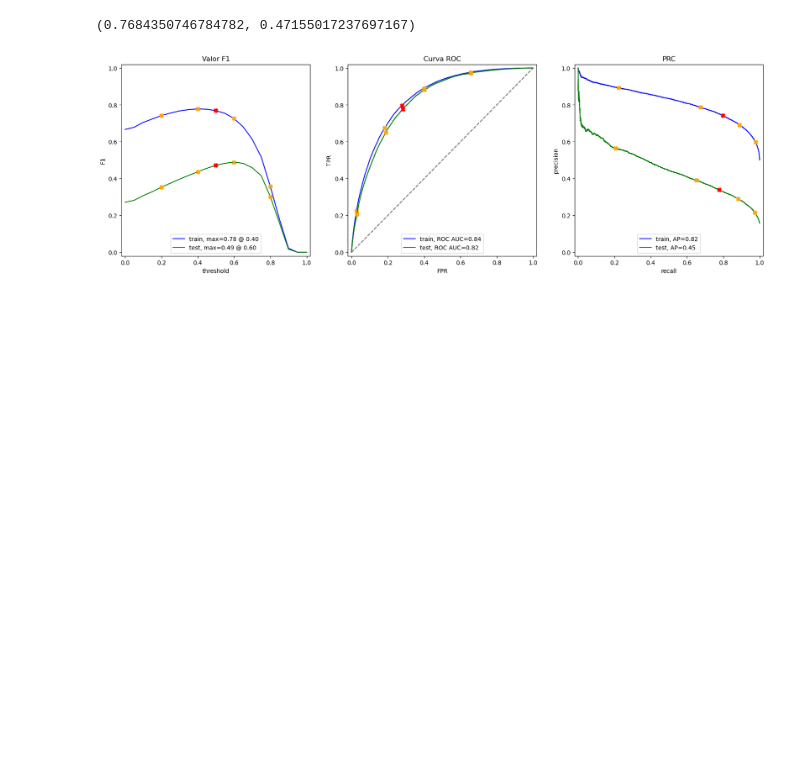
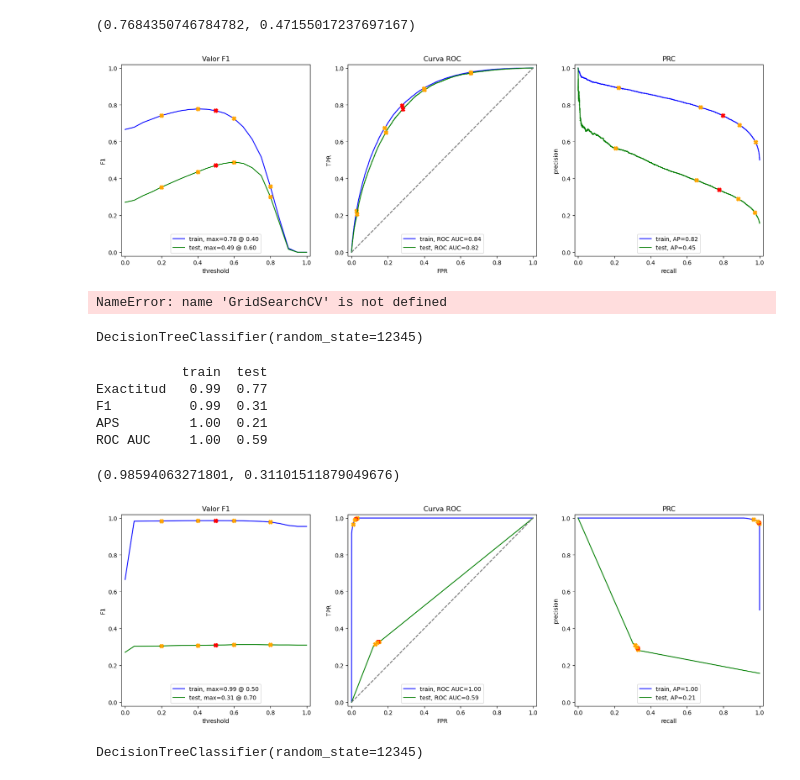
Before and after one commit to juanlt9905/machineLearning2025, a Jupyter notebook: RandomForest_diabetes.ipynb, the cells around one changed output. Drawn from its saved outputs; the diff is of its cells as text; code cells hidden in the pictures; blank space fills up the shorter version.

```diff
--- a/RandomForest_diabetes.ipynb
+++ b/RandomForest_diabetes.ipynb
@@ -271,7 +271,33 @@ param_grid3 = {
 
 
 scoring_metrics = ['average_precision', 'roc_auc', 'accuracy']
-grid_search2 = GridSearchCV(model, param_grid2, cv=5, scoring=scoring_metrics, refit='average_precision')
-grid_search2.fit(X_train_res, y_train_res)
-print("Mejores parámetros encontrados por Grid Search:", grid_search2.best_params_)
-print("(AUC-PR) del mejor modelo en el conjunto de validación:", grid_search2.best_score_)
+grid_search3 = GridSearchCV(model, param_grid3, cv=5, scoring=scoring_metrics, refit='average_precision')
+grid_search3.fit(X_train_res, y_train_res)
+print("Mejores parámetros encontrados por Grid Search:", grid_search3.best_params_)
+print("(AUC-PR) del mejor modelo en el conjunto de validación:", grid_search3.best_score_)
+# %% [output]
+NameError: name 'GridSearchCV' is not defined
+# %%
+# Solo para comparar con el modelo de árbol de decisión
+
+from sklearn.tree import DecisionTreeClassifier
+import sklearn.metrics as metrics
+model_dt = DecisionTreeClassifier(random_state=12345)
+model_dt.fit(X_train_res, y_train_res)
+# %% [output]
+DecisionTreeClassifier(random_state=12345)
+# %%
+evaluate_model(model_dt, X_train_res, y_train_res, X_test, y_test)
+# %% [output]
+           train  test
+Exactitud   0.99  0.77
+F1          0.99  0.31
+APS         1.00  0.21
+ROC AUC     1.00  0.59
+(0.98594063271801, 0.31101511879049676)
+[figure, added]
+# %%
+model_dt_sin_balancear= DecisionTreeClassifier(random_state=12345)
+model_dt_sin_balancear.fit(X_train, y_train)
+# %% [output]
+DecisionTreeClassifier(random_state=12345)
```
Also changed, not shown: parts of 1 cell of this notebook.
